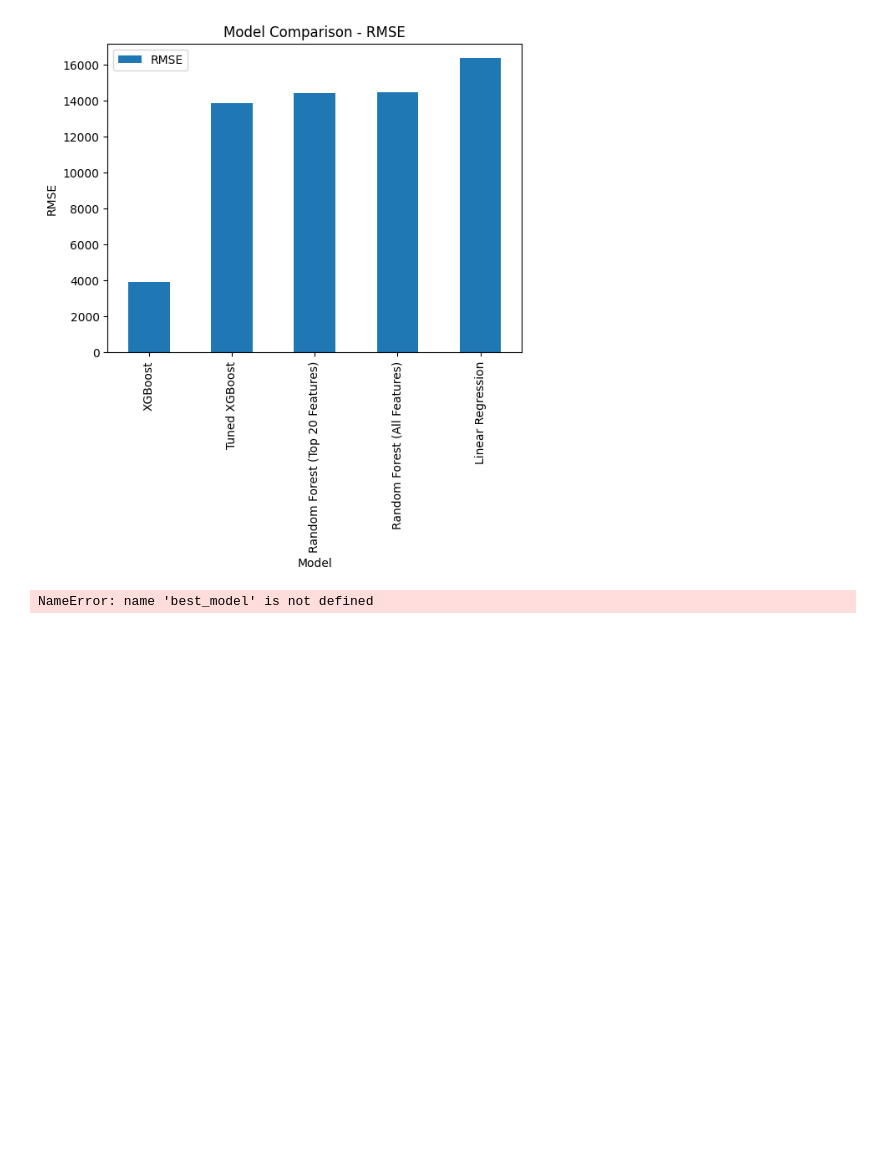
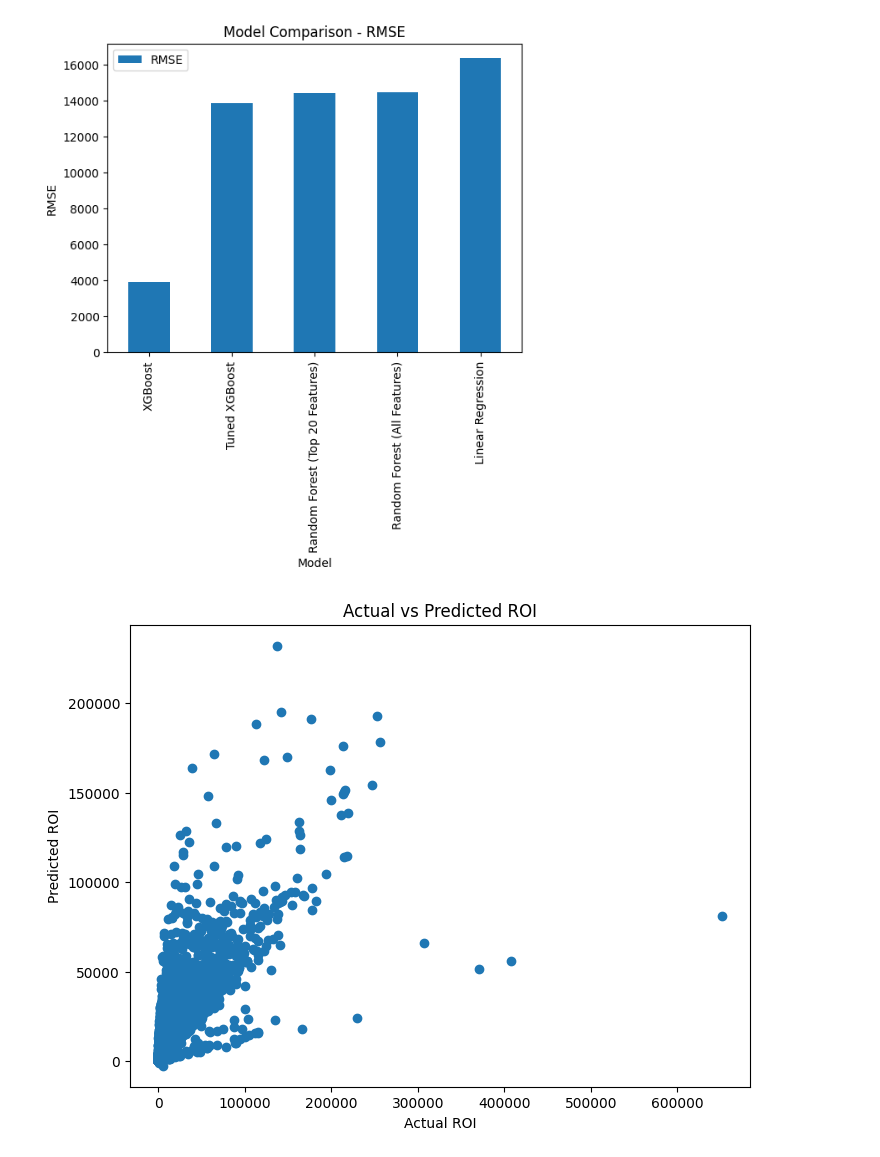
Before and after one commit to M18Bhoir/campaign-roi-estimation, a Jupyter notebook: notebooks/06_Model_Evaluation.ipynb, the cells around one changed output. Drawn from its saved outputs; the diff is of its cells as text; code cells hidden in the pictures; blank space fills up the shorter version.

```diff
--- a/notebooks/06_Model_Evaluation.ipynb
+++ b/notebooks/06_Model_Evaluation.ipynb
@@ -89,7 +91,25 @@ selected_features = joblib.load(
 X = X[selected_features]
 # %%
 X_train, X_test, y_train, y_test = train_test_split(X,y,test_size=0.20,random_state=42)
+# %%
+import joblib
+# Load the saved Tuned XGBoost model
+best_model = joblib.load("../model/tuned_xgb_roi.pkl")
 # %%
 y_pred = best_model.predict(X_test)
-# %% [output]
-NameError: name 'best_model' is not defined
+# %%
+plt.figure(figsize=(8,6))
+
+plt.scatter(
+    y_test,
+    y_pred
+)
+
+plt.xlabel("Actual ROI")
+plt.ylabel("Predicted ROI")
+
+plt.title("Actual vs Predicted ROI")
+
+plt.show()
+# %% [output]
+[figure, added]
```
Also changed, not shown: parts of 8 cells of this notebook.
